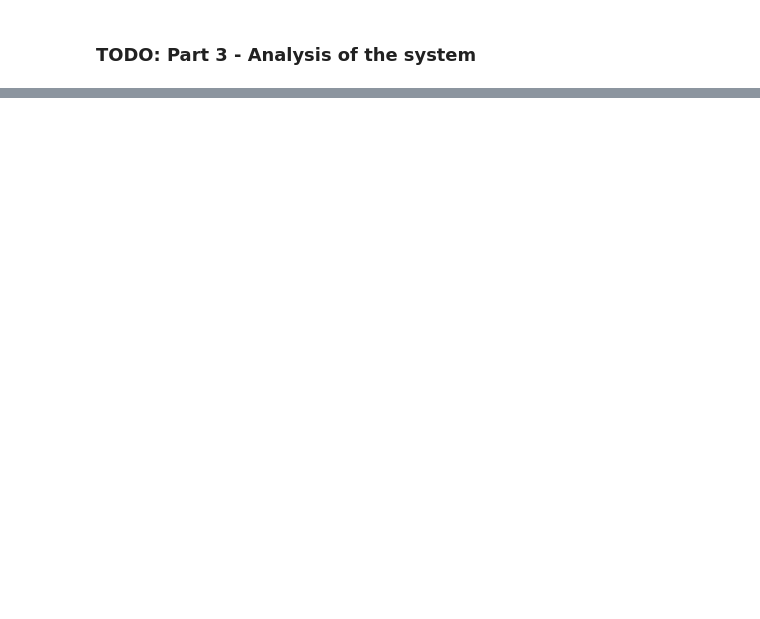
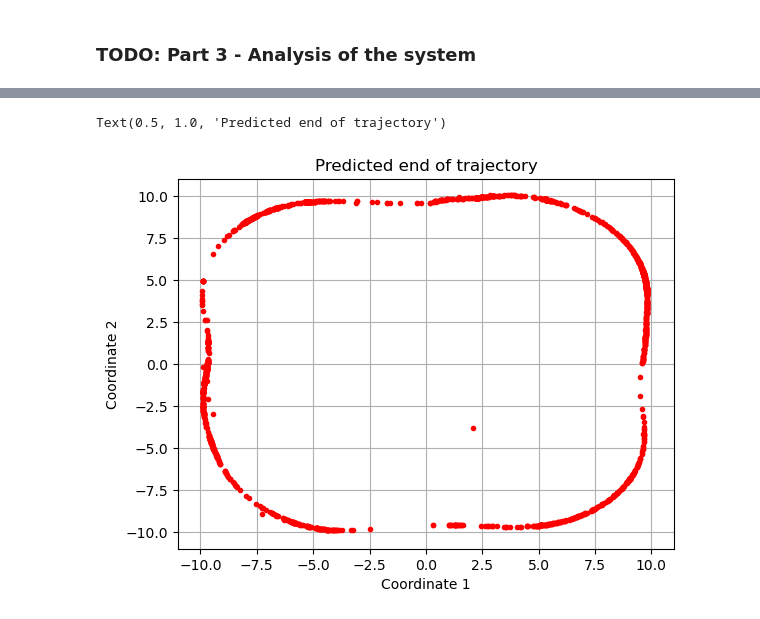
Before and after one commit to Augustin690/learning-dynamical-systems, a Jupyter notebook: src/part1/task3.ipynb, the cells around one changed output, grey strips where cells are left out. Drawn from its saved outputs; the diff is of its cells as text; code cells hidden in the pictures; blank space fills up the shorter version.

```diff
--- a/src/part1/task3.ipynb
+++ b/src/part1/task3.ipynb
@@ -102,0 +136,2 @@ approx_vector_field =
+# %%
+t_eval_2 = solve_2.t
@@ -102,0 +167,27 @@ approx_vector_field =
+# %%
+list_sol_2 = []
+for i in range(len(t_eval_2)):
+ list_sol_2.append(solve_2.y[:,i].reshape(2000,2))
+trajectories_2 = []
+for j in range(len(x0)):
+    trajectory = []
+    for i in range(len(t_eval_2)):
+        trajectory.append(list_sol_2[i][j])
+    trajectories_2.append(trajectory)
+# %%
+for k in range(len(trajectories_2)) :
+    trajectory_k = np.array(trajectories_2[k])
+    for i in range(0,len(t_eval_2),50):
+        print(i)
+        plt.plot(trajectory_k[i,0],trajectory_k[i,1], marker='.')
+        #print(trajectory_k[99,0])
+        #print(trajectory_k[99,1])
+        #plt.plot(-0.74680196,  1.98292044, 'o', color = 'r')
+plt.xlabel("Coordinate 1")
+plt.ylabel("Coordinate 2")
+plt.xlim(-10,10)
+plt.ylim(-10,10)
+#plt.quiver(x0[:,0], x0[:,1], approx_field[:,0], approx_field[:,1], color= 'r')
+#plt.scatter(x0[:,0],x0[:,1], label = 'X0', alpha= 0.5, marker= '.')
+plt.grid()
+plt.title("Predicted end of trajectory")
@@ -102,0 +214,18 @@ approx_vector_field =
+# %%
+for k in range(len(trajectories_2)) :
+    trajectory_k = np.array(trajectories_2[k])
+    plt.plot(trajectory_k[len(t_eval_2)-1,0],trajectory_k[len(t_eval_2)-1,1], color= 'r', marker='.')
+        #print(trajectory_k[99,0])
+        #print(trajectory_k[99,1])
+        #plt.plot(-0.74680196,  1.98292044, 'o', color = 'r')
+plt.xlabel("Coordinate 1")
+plt.ylabel("Coordinate 2")
+plt.xlim(-11,11)
+plt.ylim(-11,11)
+#plt.quiver(x0[:,0], x0[:,1], approx_field[:,0], approx_field[:,1], color= 'r')
+#plt.scatter(x0[:,0],x0[:,1], label = 'X0', alpha= 0.5, marker= '.')
+plt.grid()
+plt.title("Predicted end of trajectory")
+# %% [output]
+Text(0.5, 1.0, 'Predicted end of trajectory')
+[figure, added]
```
Also changed, not shown: parts of 26 cells of this notebook, 3 other files.
